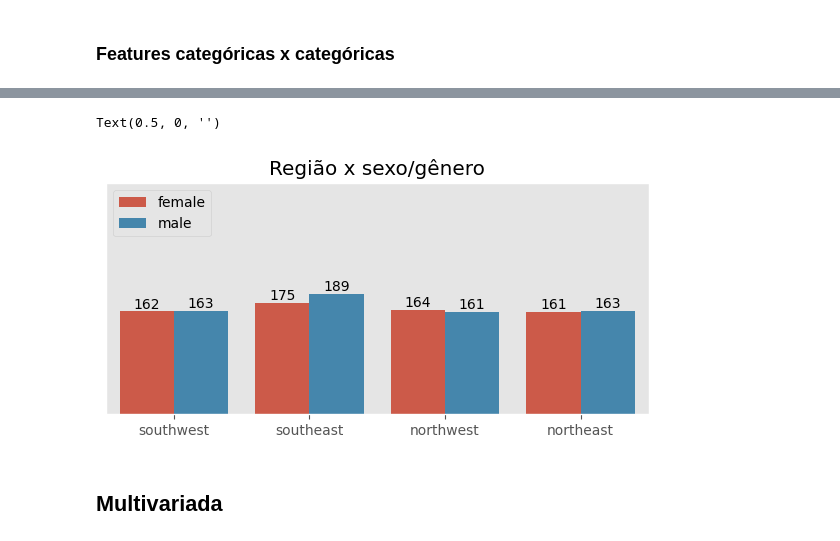
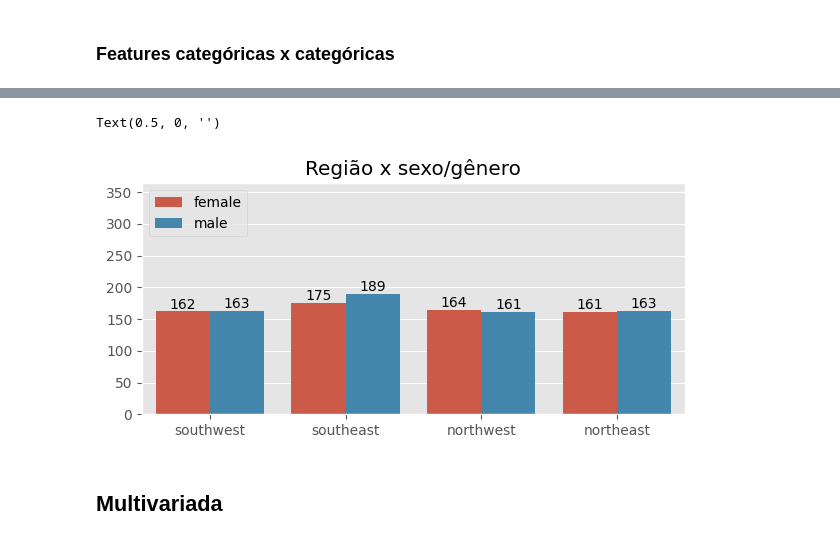
Before and after one commit to Bruno-Donato/desafio_gastos_saude, a Jupyter notebook: regress_gastos_saude.ipynb, the cells around one changed output, grey strips where cells are left out. Cells and saved outputs as stored; diff of their text form; code cells hidden in the pictures.

```diff
--- a/regress_gastos_saude.ipynb
+++ b/regress_gastos_saude.ipynb
@@ -551,18 +523,18 @@ Text(0.5, 0, '')
 # %%
 plt.figure(figsize = (7, 3))
 
 ax = sns.countplot(df, x = 'region', hue = 'sex')
 plt.title('Região x sexo/gênero')
 plt.ylim([0, df['region'].value_counts().max()])
 ax.bar_label(ax.containers[0])
 ax.bar_label(ax.containers[1])
 ax.legend(loc = 'upper left')
-plt.yticks([])
+# plt.yticks([])
 plt.ylabel("")
 plt.xlabel("")
 # %% [output]
 Text(0.5, 0, '')
-[figure, old version]
+[figure, new version]
 # %% [markdown]
 ## Multivariada
 # %% [markdown]
```
Also changed, not shown: parts of 189 cells of this notebook, 4 other files.
